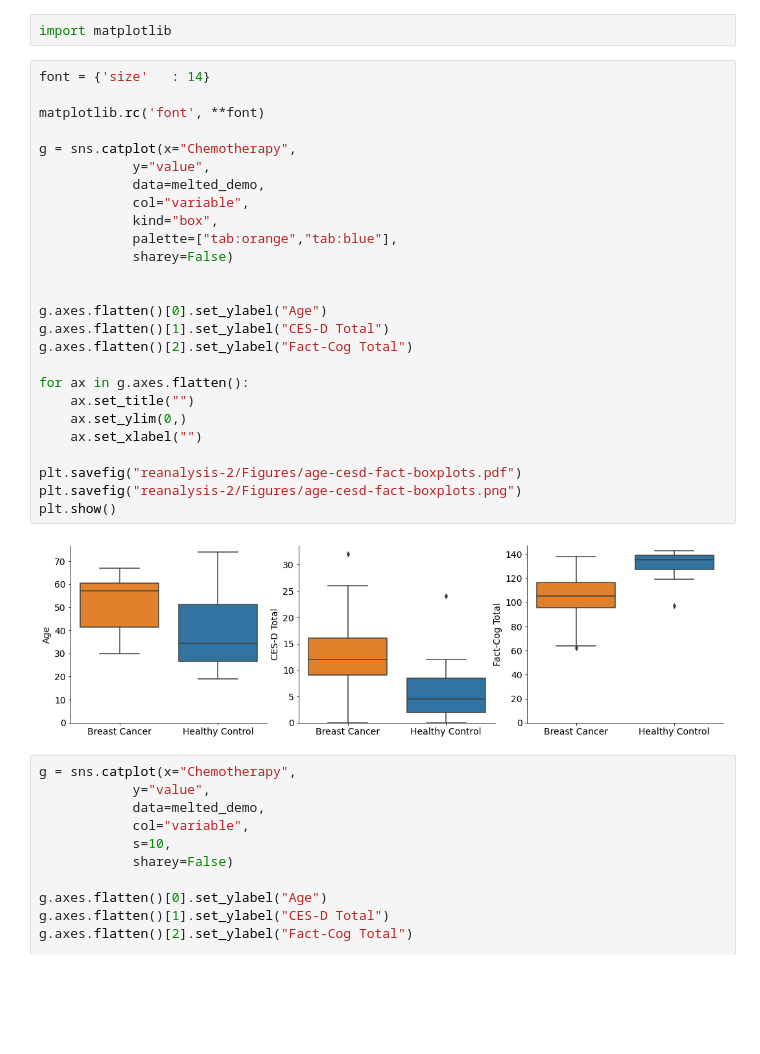
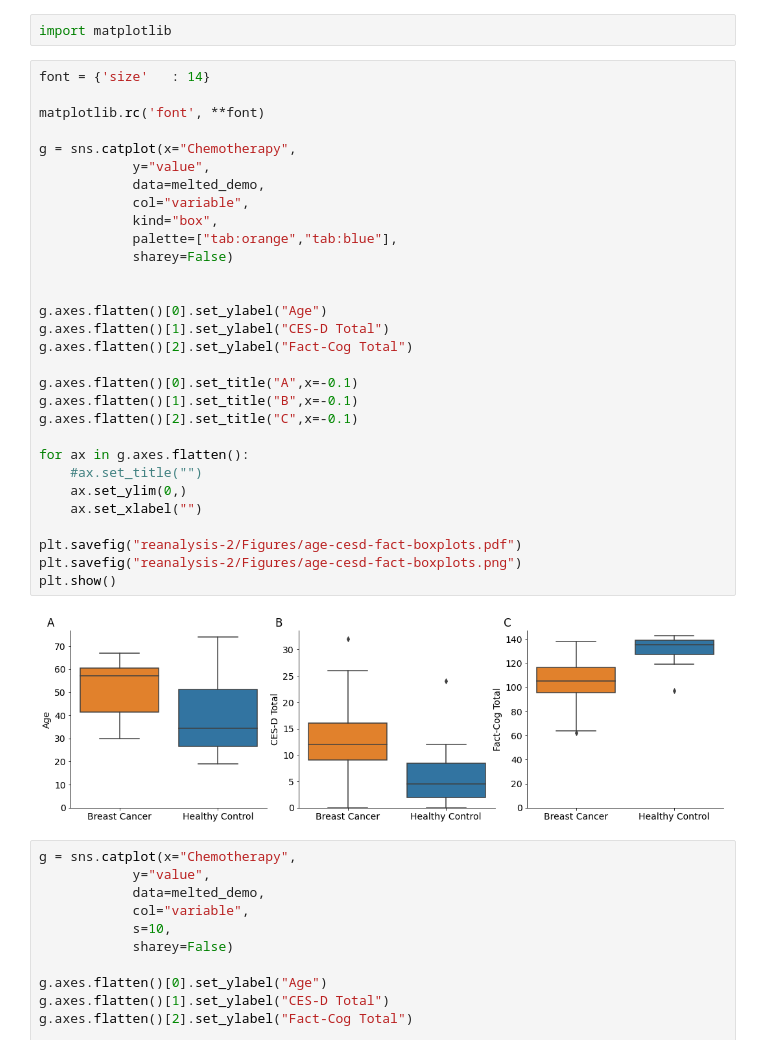
Before and after one commit to sterrettJD/Chemobrain, a Jupyter notebook: Final figs and additional analyses.ipynb, the cells around one changed output. Drawn from its saved outputs; the diff is of its cells as text; blank space fills up the shorter version.

Commit message:
pretty PCoA plots and panel labels on psych

```diff
--- a/Final figs and additional analyses.ipynb
+++ b/Final figs and additional analyses.ipynb
@@ -269,31 +269,35 @@ import matplotlib
 # %%
 font = {'size'   : 14}
 
 matplotlib.rc('font', **font)
 
 g = sns.catplot(x="Chemotherapy",
             y="value",
             data=melted_demo,
             col="variable",
             kind="box",
             palette=["tab:orange","tab:blue"],
             sharey=False)
 
 
 g.axes.flatten()[0].set_ylabel("Age")
 g.axes.flatten()[1].set_ylabel("CES-D Total")
 g.axes.flatten()[2].set_ylabel("Fact-Cog Total")
 
+g.axes.flatten()[0].set_title("A",x=-0.1)
+g.axes.flatten()[1].set_title("B",x=-0.1)
+g.axes.flatten()[2].set_title("C",x=-0.1)
+
 for ax in g.axes.flatten():
-    ax.set_title("")
+    #ax.set_title("")
     ax.set_ylim(0,)
     ax.set_xlabel("")
 
 plt.savefig("reanalysis-2/Figures/age-cesd-fact-boxplots.pdf")
 plt.savefig("reanalysis-2/Figures/age-cesd-fact-boxplots.png")
 plt.show()
 # %% [output]
-[figure, old version]
+[figure, new version]
 # %%
 g = sns.catplot(x="Chemotherapy",
             y="value",
```
Also changed, not shown: parts of 8 cells of this notebook.
